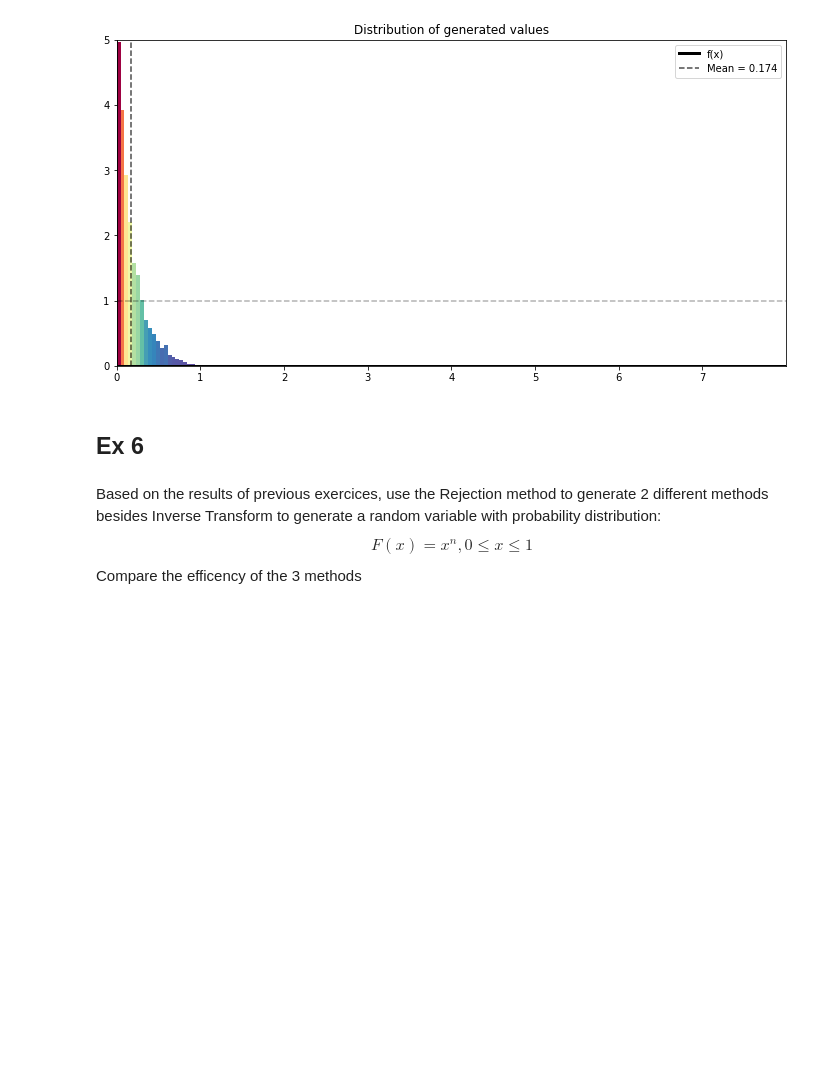
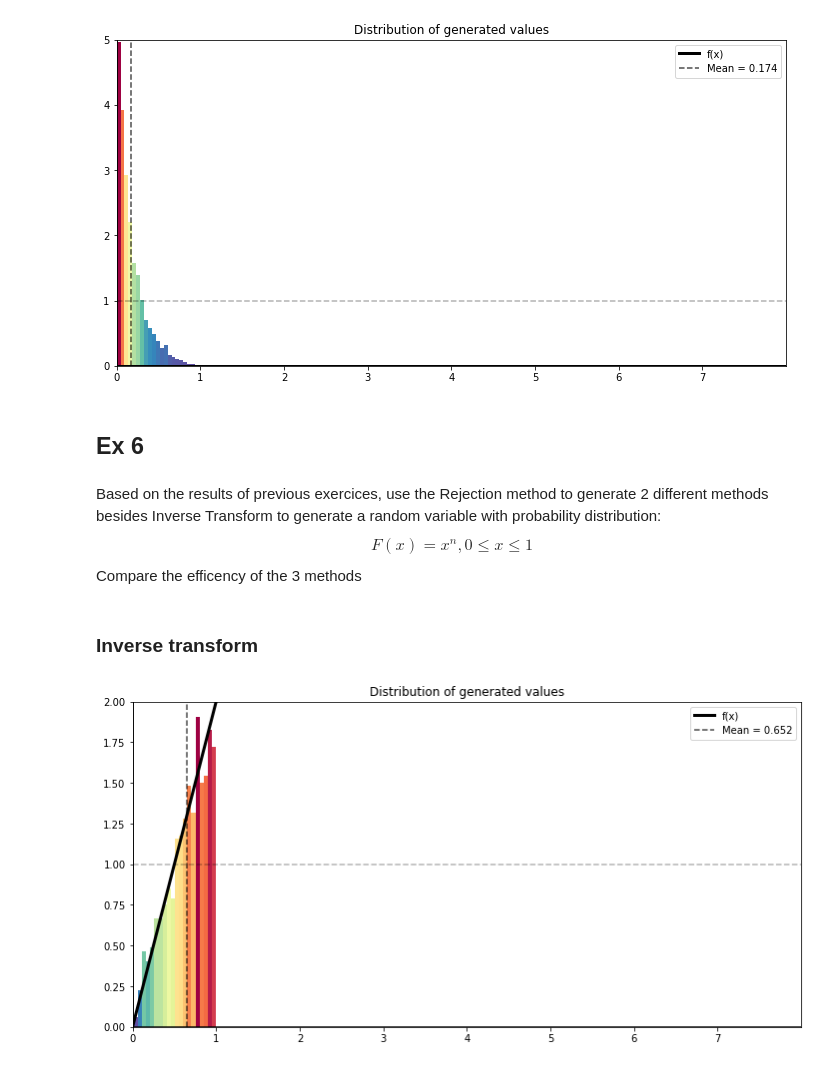
Before and after one commit to git-lu/models-and-simulations, a Jupyter notebook: exguide5.ipynb, the cells around one changed output. Saved outputs shown, nothing was run; the diff lists cells and outputs as text; code cells hidden in the pictures; blank space fills up the shorter version.

```diff
--- a/exguide5.ipynb
+++ b/exguide5.ipynb
@@ -624,3 +625,17 @@ $$
 F(x) = x^{n}, 0 \le x \le 1
 $$
 Compare the efficency of the 3 methods
+# %% [markdown]
+### Inverse transform
+# %%
+n = 2
+pdf = [0,lambda x: n*(x**(n-1))]
+cdf = [lambda x: x**n]
+x = np.linspace(0,1)
+conds = [x<0,(x>=0) & (x<=1)]
+inverse_cdf = [lambda x: x**(1/n)]
+ex6itgen = InverseTransform(inverse_cdf,pdf=pdf,cdf=cdf,conds=conds,limits=[1])
+# %%
+ex6itgen.plot(1000)
+# %% [output]
+[figure, added]
```
Also changed, not shown: parts of 7 cells of this notebook, 1 other file.
